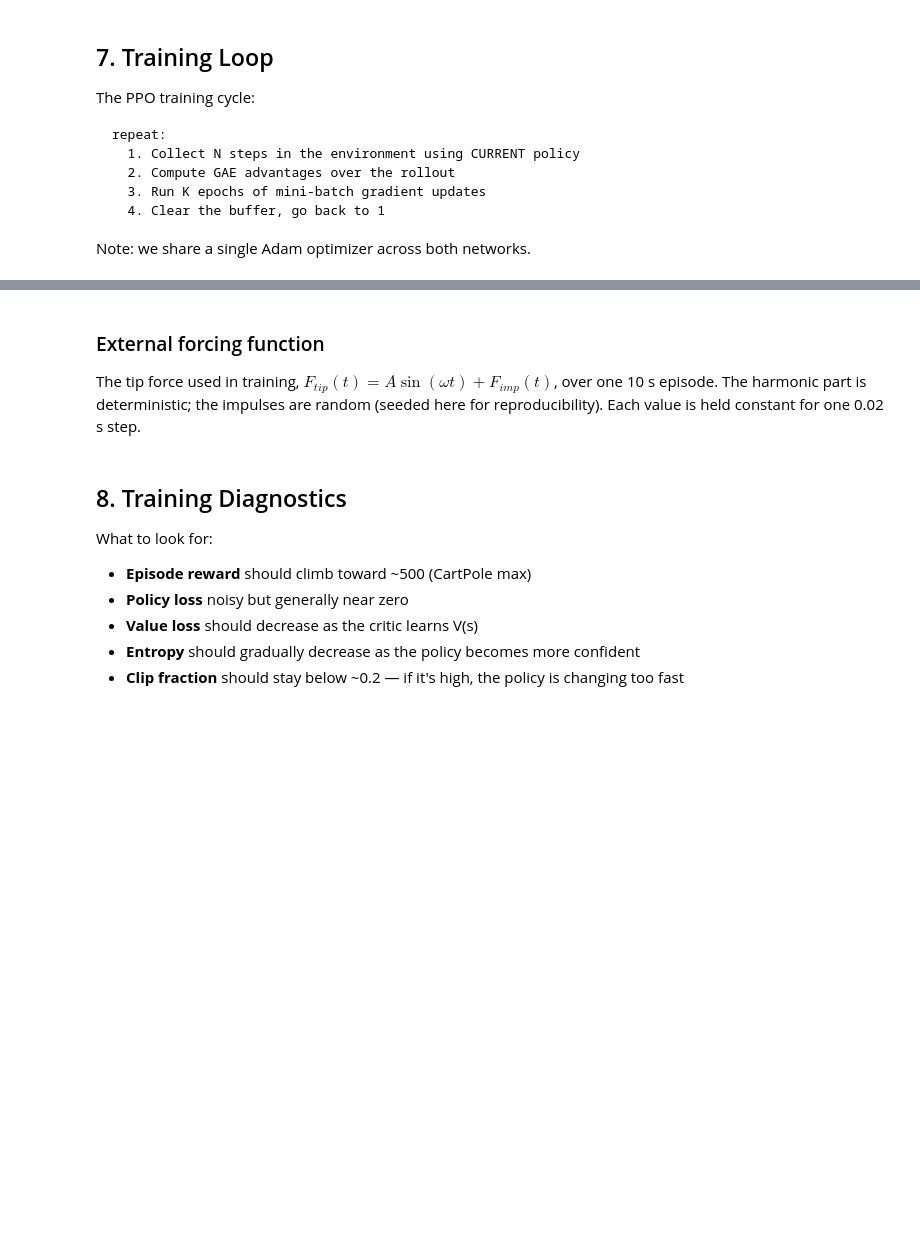
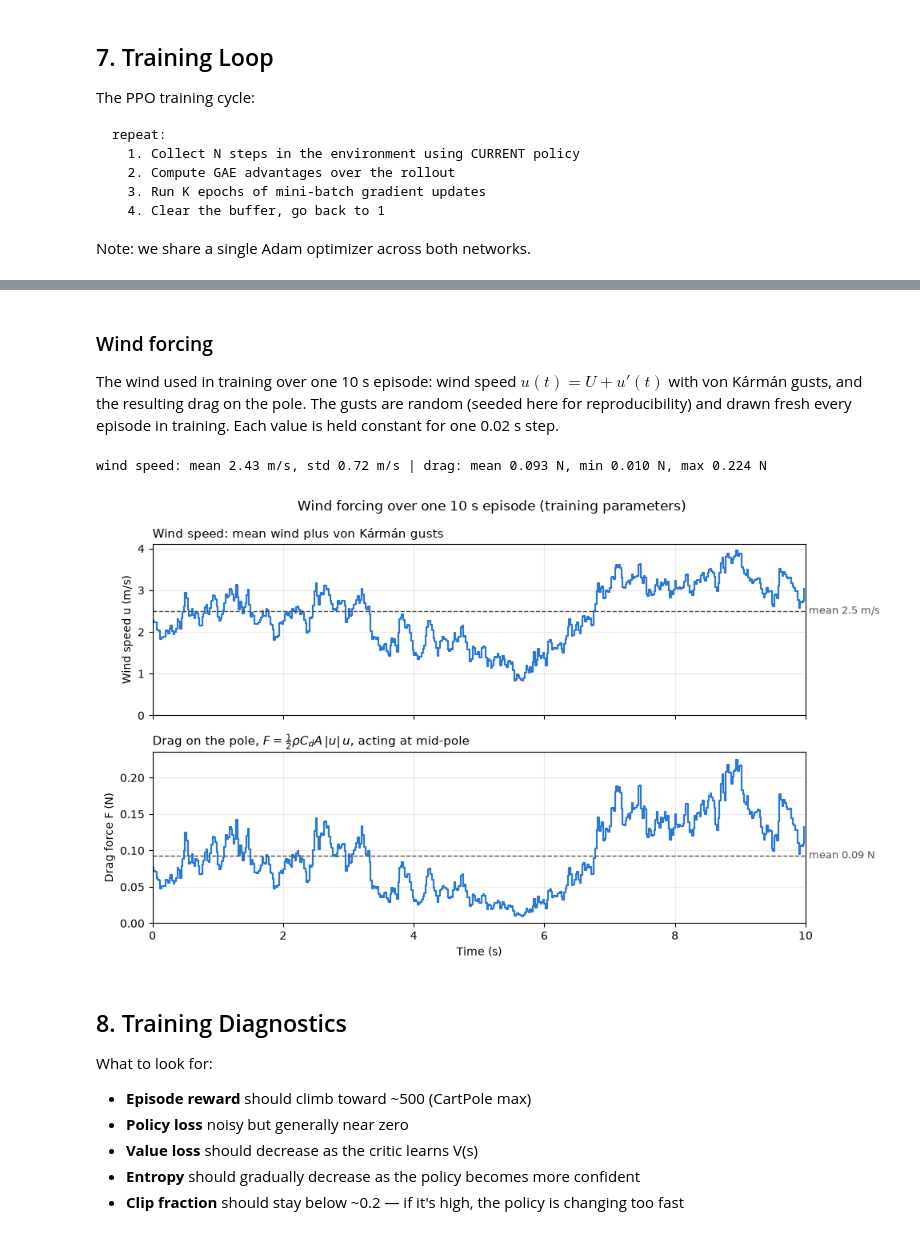
Before and after one commit to ozkansafak/ppo_cartpole, a Jupyter notebook: ppo_cartpole.ipynb, the cells around one changed output, grey strips where cells are left out. Saved outputs shown, nothing was run; the diff lists cells and outputs as text; code cells hidden in the pictures; blank space fills up the shorter version.

Commit message:
Replace harmonic forcing with von Kármán wind drag; draw wind load in GIF

```diff
--- a/ppo_cartpole.ipynb
+++ b/ppo_cartpole.ipynb
@@ -693,61 +713,53 @@ Step 296,960 | Avg reward (50ep):  449.6 | π loss: -0.0026 | V loss: 2.5257 | E
 
 Training complete.
 # %% [markdown]
-### External forcing function
+### Wind forcing
 
-The tip force used in training, $F_{tip}(t) = A\sin(\omega t) + F_{imp}(t)$, over one 10 s episode. The harmonic part is deterministic; the impulses are random (seeded here for reproducibility). Each value is held constant for one 0.02 s step.
+The wind used in training over one 10 s episode: wind speed $u(t) = U + u'(t)$ with von Kármán gusts, and the resulting drag on the pole. The gusts are random (seeded here for reproducibility) and drawn fresh every episode in training. Each value is held constant for one 0.02 s step.
 # %%
-# External forcing F_tip(t) over one episode, with the training parameters.
-# The forcing does not depend on the cart-pole state, so it can be sampled directly.
+# Wind forcing over one episode, with the training parameters.
+# The wind does not depend on the cart-pole state, so it can be sampled directly.
 forcing_demo = ExternalForcing(gym.make("CartPole-v1"))
+np.random.seed(0)  # reproducible gust phases
 forcing_demo.reset(seed=0)
-np.random.seed(0)  # reproducible impulses
 dt = float(forcing_demo.unwrapped.tau)
 n_steps = 500  # one full episode, 10 s
-f_total = np.array([forcing_demo._sample_tip_force() for _ in range(n_steps)])
+t_start = np.arange(n_steps) * dt  # each value holds over [t_start, t_start + dt)
+wind = np.array([forcing_demo.mean_wind + forcing_demo.gust(t) for t in t_start])
+force = forcing_demo.drag(wind)
 forcing_demo.close()
+print(f"wind speed: mean {wind.mean():.2f} m/s, std {wind.std():.2f} m/s | "
+      f"drag: mean {force.mean():.3f} N, min {force.min():.3f} N, max {force.max():.3f} N")
 
-t_start = np.arange(n_steps) * dt  # each force value holds over [t_start, t_start + dt)
-f_harmonic_at_step = forcing_demo.forcing_amplitude * np.sin(forcing_demo.forcing_omega * (t_start + dt))
-is_impulse = np.abs(f_total - f_harmonic_at_step) > 1e-12
-t_smooth = np.linspace(0, n_steps * dt, 5000)
-f_harmonic_smooth = forcing_demo.forcing_amplitude * np.sin(forcing_demo.forcing_omega * t_smooth)
-print(f"{is_impulse.sum()} random impulses in {n_steps * dt:.0f} s "
-      f"(expected {forcing_demo.impulse_rate * n_steps * dt:.0f})")
+SERIES_COLOR = "#2a78d6"
+fig, (ax_u, ax_f) = plt.subplots(2, 1, figsize=(10, 6), sharex=True)
+ax_u.step(t_start, wind, where="post", color=SERIES_COLOR, lw=1.6)
+ax_u.axhline(forcing_demo.mean_wind, color="#52514e", lw=1, ls="--")
+ax_u.text(n_steps * dt, forcing_demo.mean_wind, f" mean {forcing_demo.mean_wind} m/s",
+          va="center", ha="left", fontsize=9, color="#52514e")
+ax_u.set_ylim(bottom=0)
+ax_u.set_ylabel("Wind speed u (m/s)")
+ax_u.set_title("Wind speed: mean wind plus von Kármán gusts", fontsize=11, loc="left")
 
-HARMONIC_COLOR = "#2a78d6"
-TOTAL_COLOR = "#eb6834"
-fig, (ax_full, ax_zoom) = plt.subplots(2, 1, figsize=(10, 6.5), sharey=True)
-for ax, t_end, title in [
-    (ax_full, 10.0, "One episode (10 s)"),
-    (ax_zoom, 2.0, "First 2 s: each value is held for one 0.02 s step"),
-]:
-    ax.step(t_start, f_total, where="post", color=TOTAL_COLOR, lw=1.6,
-            label=r"total tip force $F_{tip}(t)$")
-    ax.plot(t_smooth, f_harmonic_smooth, color=HARMONIC_COLOR, lw=2,
-            label=r"harmonic part $A\sin(\omega t)$")
-    ax.scatter(t_start[is_impulse] + dt / 2, f_total[is_impulse], s=36, color=TOTAL_COLOR,
-               edgecolor="white", linewidth=1.5, zorder=3, label="random impulse")
-    ax.axhline(0, color="#52514e", lw=0.8, alpha=0.6)
-    ax.set_xlim(0, t_end)
-    ax.set_title(title, fontsize=11)
-    ax.set_xlabel("Time (s)")
-    ax.set_ylabel("Force at pole tip (N)")
+ax_f.step(t_start, force, where="post", color=SERIES_COLOR, lw=1.6)
+ax_f.axhline(force.mean(), color="#52514e", lw=1, ls="--")
+ax_f.text(n_steps * dt, force.mean(), f" mean {force.mean():.2f} N",
+          va="center", ha="left", fontsize=9, color="#52514e")
+ax_f.set_ylim(bottom=0)
+ax_f.set_ylabel("Drag force F (N)")
+ax_f.set_title(r"Drag on the pole, $F = \frac{1}{2}\rho C_d A\,|u|\,u$, acting at mid-pole",
+               fontsize=11, loc="left")
+ax_f.set_xlabel("Time (s)")
+ax_f.set_xlim(0, n_steps * dt)
+for ax in (ax_u, ax_f):
     ax.grid(True, alpha=0.25)
-handles, labels = ax_full.get_legend_handles_labels()
-fig.legend(handles, labels, loc="upper center", ncol=3, fontsize=9, frameon=False,
-           bbox_to_anchor=(0.5, 0.955))
-fig.suptitle(
-    f"External forcing (training): A = {forcing_demo.forcing_amplitude} N, "
-    f"ω = {forcing_demo.forcing_omega} rad/s, "
-    f"r = {forcing_demo.impulse_rate:.0f}/s, "
-    f"F_max = {forcing_demo.max_impulse_force} N",
-    fontsize=12,
-    y=0.995,
-)
-fig.tight_layout(rect=(0, 0, 1, 0.93))
+fig.suptitle("Wind forcing over one 10 s episode (training parameters)", fontsize=12)
+fig.tight_layout()
 fig.savefig("resources/external_forcing.png", dpi=150, bbox_inches="tight")
 plt.show()
+# %% [output]
+wind speed: mean 2.43 m/s, std 0.72 m/s | drag: mean 0.093 N, min 0.010 N, max 0.224 N
+[figure, added]
 # %% [markdown]
 ## 8. Training Diagnostics
 
```
Also changed, not shown: parts of 4 cells of this notebook, 7 other files.
